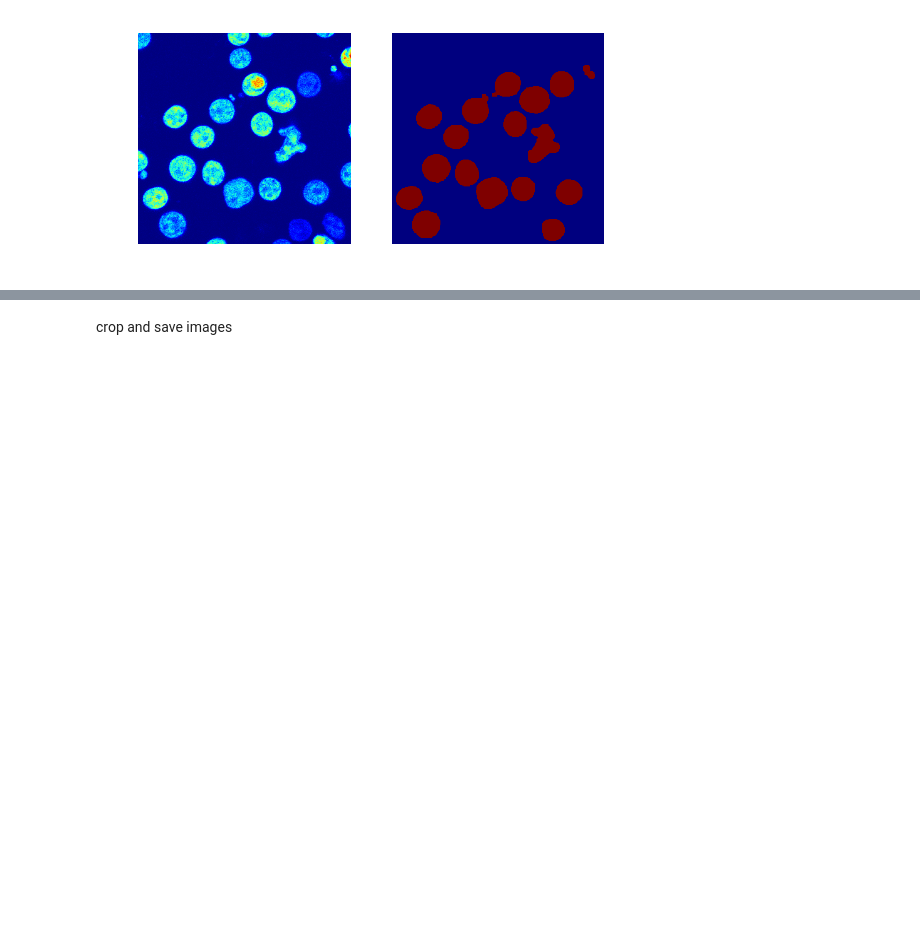
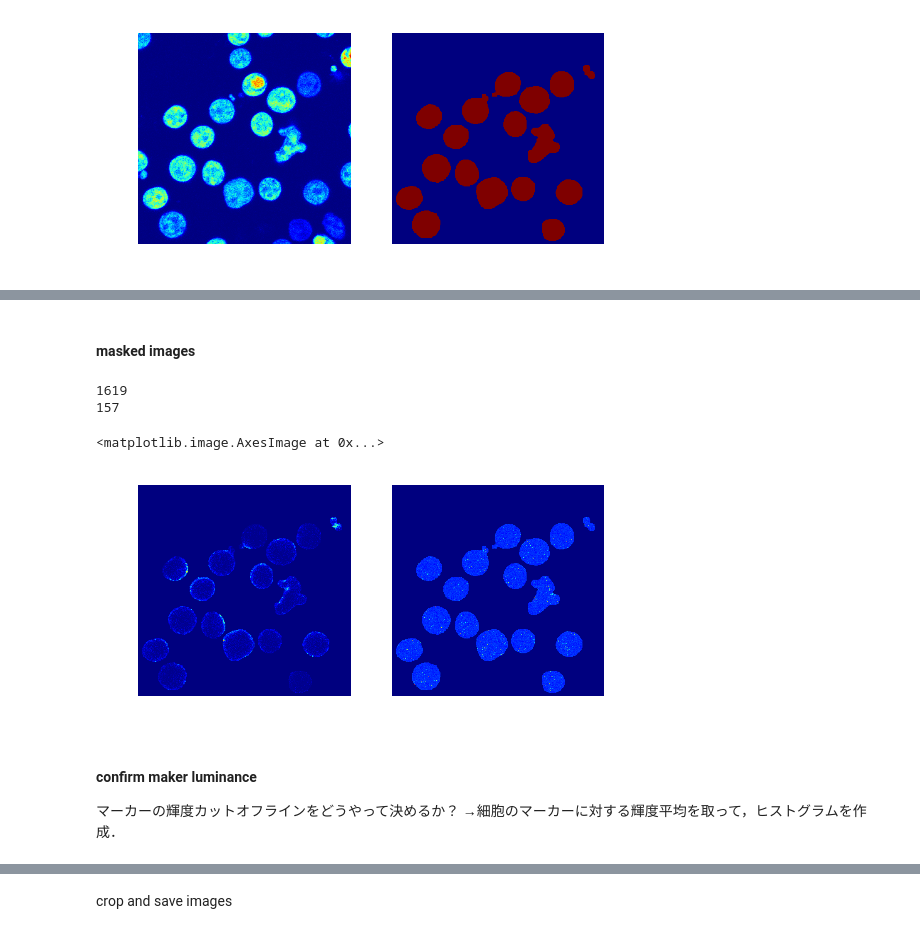
Before and after one commit to TakuTsuzuki/decode_project, a Jupyter notebook: cell_segmentation-demo.ipynb, the cells around one changed output, grey strips where cells are left out. Drawn from its saved outputs; the diff is of its cells as text; code cells hidden in the pictures; blank space fills up the shorter version.

```diff
--- a/cell_segmentation-demo.ipynb
+++ b/cell_segmentation-demo.ipynb
@@ -179,0 +180,26 @@ ax2.imshow(labels)
+# %% [markdown]
+#### masked images
+# %%
+impath_lmpp=dict["lmpp"][1]
+image_lmpp=io.imread(impath_lmpp)
+
+print np.max(image[:,:,1]*mask)
+print np.max(image_lmpp[:,:,1]*mask)
+
+fig = plt.figure()
+ax1 = fig.add_subplot(1,2,1)
+ax1.axis('off')
+ax2 = fig.add_subplot(1,2,2)
+ax2.axis('off')
+
+ax1.imshow(image[:,:,1]*mask)
+ax2.imshow(image_lmpp[:,:,1]*mask)
+# %% [output]
+1619
+157
+<matplotlib.image.AxesImage at 0x...>
+[figure, added]
+# %% [markdown]
+#### confirm maker luminance
+マーカーの輝度カットオフラインをどうやって決めるか？
+→細胞のマーカーに対する輝度平均を取って，ヒストグラムを作成．
```
Also changed, not shown: parts of 12 cells of this notebook.
